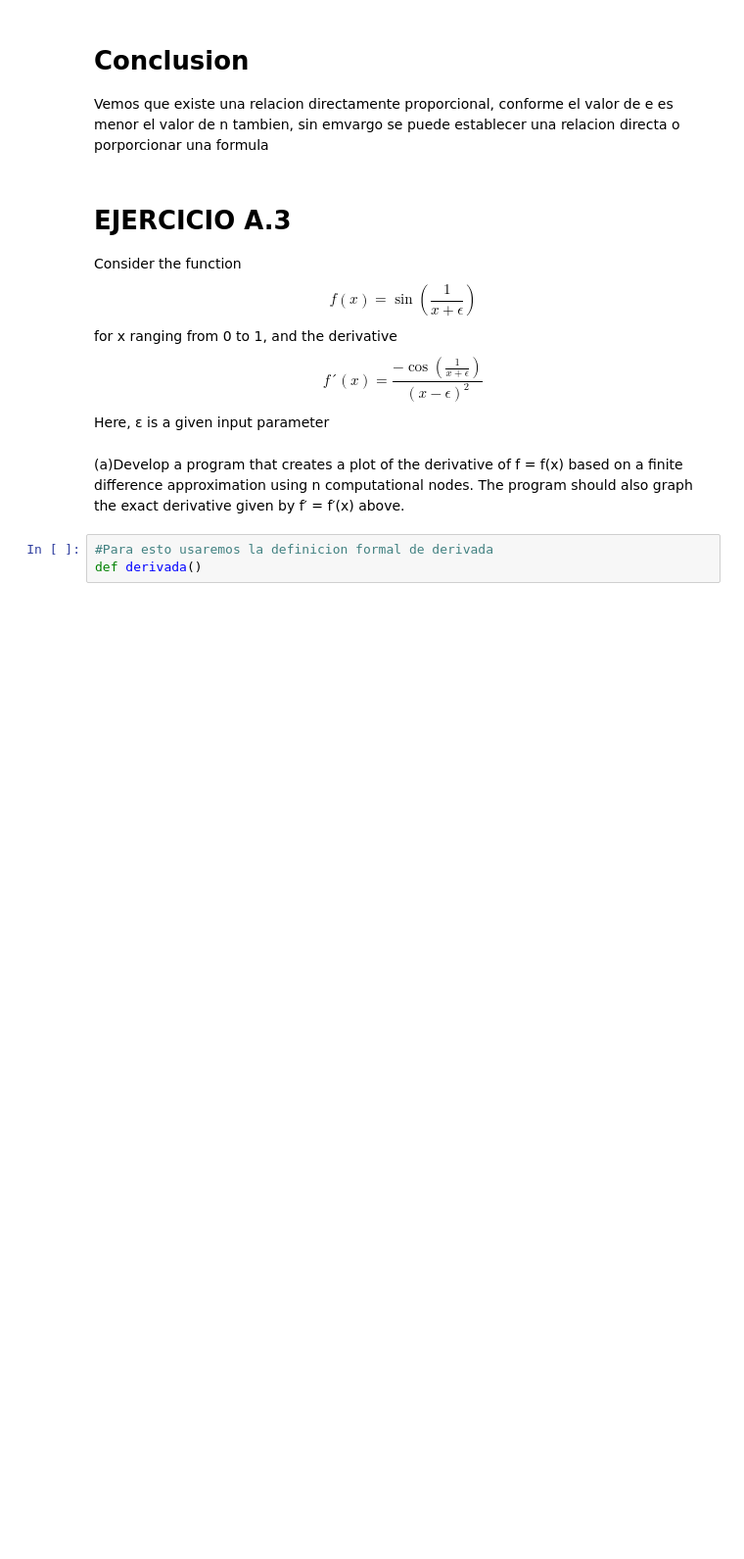
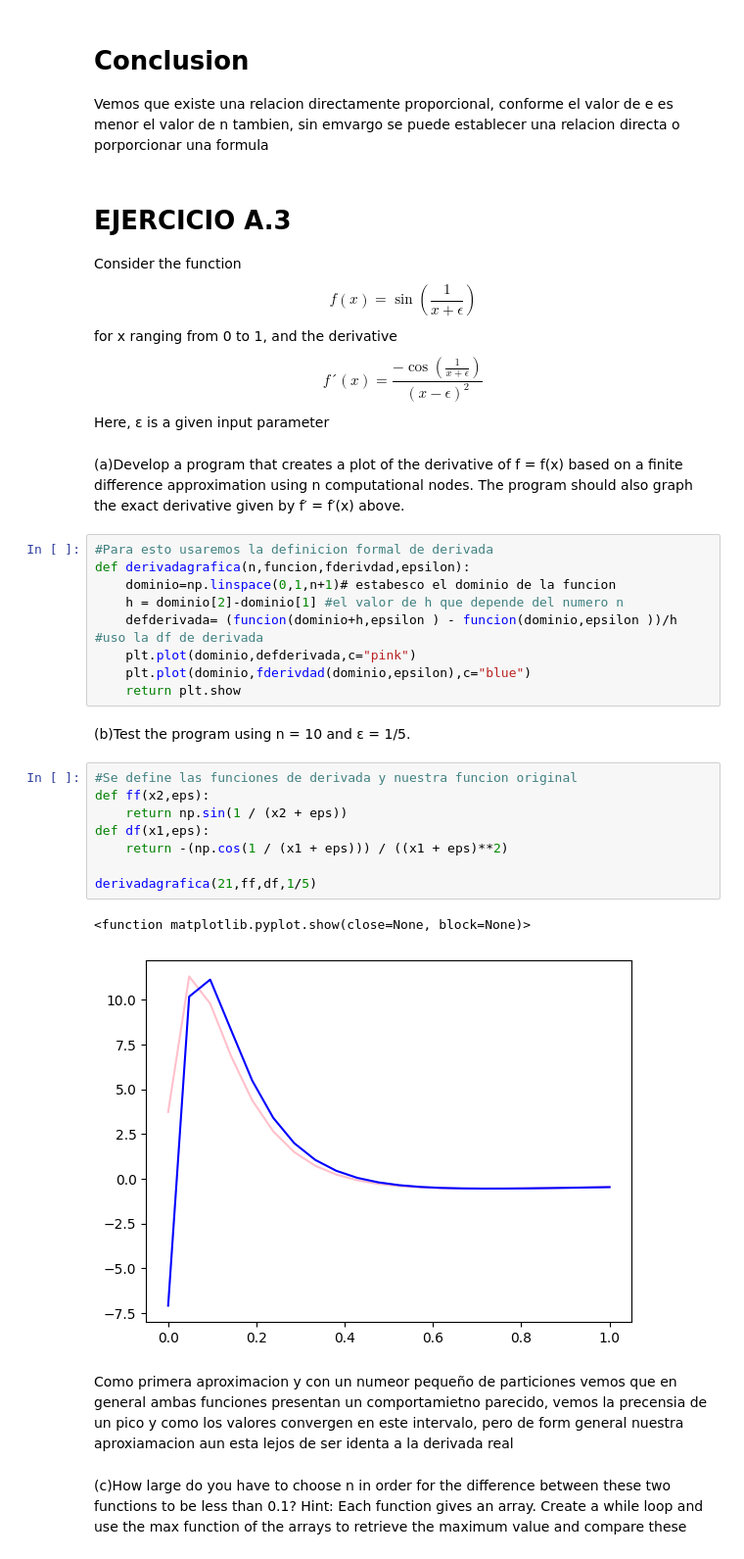
Before and after one commit to LuisDiegoDACA/aa, a Jupyter notebook: Tarea 3.ipynb, the cells around one changed output. Shown at 98% size. Saved outputs shown, nothing was run; the diff lists cells and outputs as text; blank space fills up the shorter version.

```diff
--- a/Tarea 3.ipynb
+++ b/Tarea 3.ipynb
@@ -109,6 +109,32 @@ Here, ε is a given input parameter
 (a)Develop a program that creates a plot of the derivative of f = f(x)
 based on a finite difference approximation using n computational
 nodes. The program should also graph the exact derivative given by f′ = f′(x) above.
-# %%
-#Para esto usaremos la definicion formal de derivada
-def derivada()
+# %%
+#Para esto usaremos la definicion formal de derivada
+def derivadagrafica(n,funcion,fderivdad,epsilon):
+    dominio=np.linspace(0,1,n+1)# estabesco el dominio de la funcion
+    h = dominio[2]-dominio[1] #el valor de h que depende del numero n
+    defderivada= (funcion(dominio+h,epsilon ) - funcion(dominio,epsilon ))/h #uso la df de derivada
+    plt.plot(dominio,defderivada,c="pink")
+    plt.plot(dominio,fderivdad(dominio,epsilon),c="blue")
+    return plt.show
+# %% [markdown]
+(b)Test the program using n = 10 and ε = 1/5.
+# %%
+#Se define las funciones de derivada y nuestra funcion original
+def ff(x2,eps):
+    return np.sin(1 / (x2 + eps))
+def df(x1,eps):
+    return -(np.cos(1 / (x1 + eps))) / ((x1 + eps)**2)
+
+derivadagrafica(21,ff,df,1/5)
+# %% [output]
+<function matplotlib.pyplot.show(close=None, block=None)>
+[figure, added]
+# %% [markdown]
+Como primera aproximacion y con un numeor pequeño de particiones vemos que en general ambas funciones presentan un comportamietno parecido, vemos la precensia de un pico y como los valores convergen en este intervalo, pero de form general nuestra aproxiamacion aun esta lejos de ser identa a la derivada real
+# %% [markdown]
+(c)How large do you have to choose n in order for the difference between
+these two functions to be less than 0.1? Hint: Each function gives
+an array. Create a while loop and use the max function of the arrays
+to retrieve the maximum value and compare these
```
Also changed, not shown: parts of 37 cells of this notebook.
